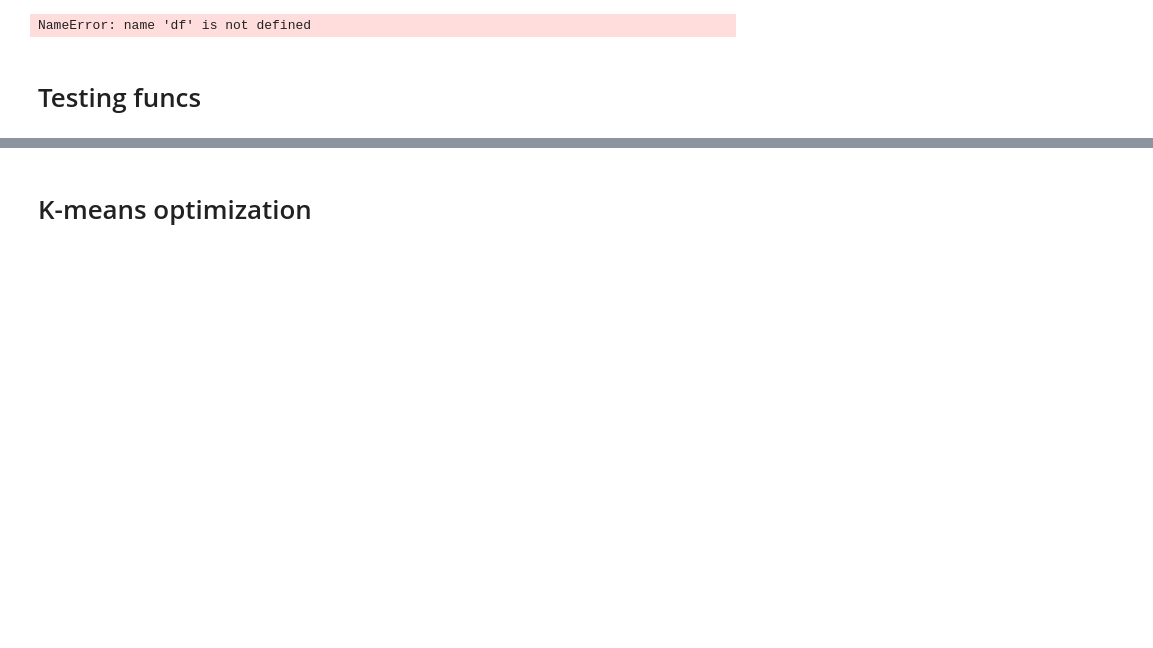
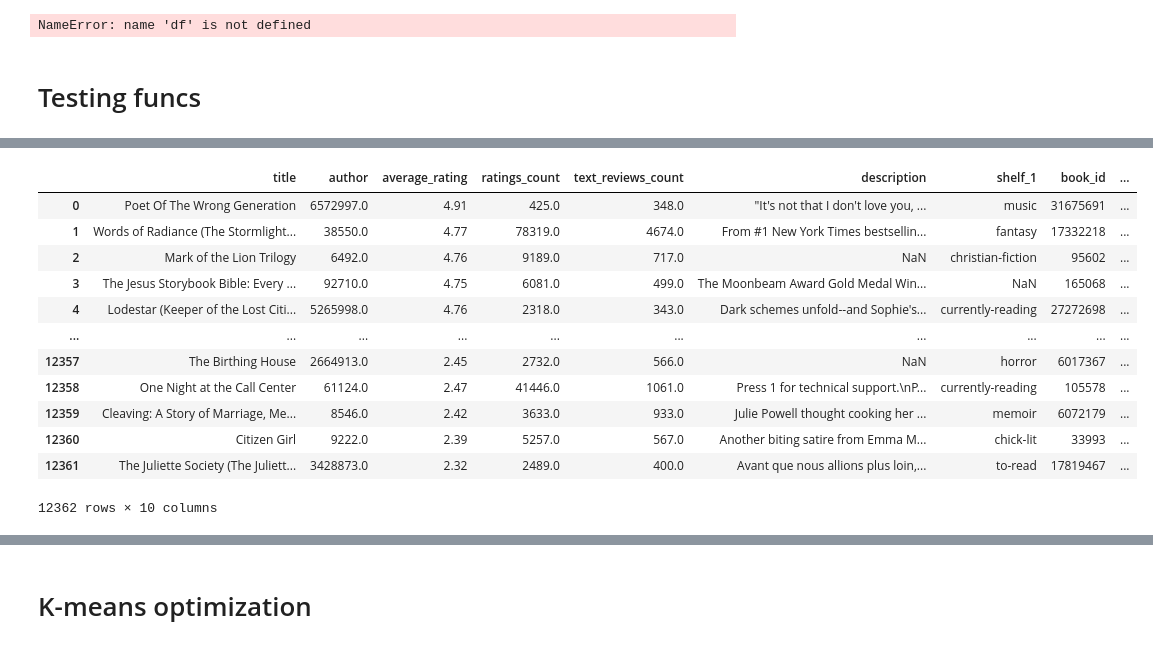
Before and after one commit to Einhard6176/3380, a Jupyter notebook: Models/samples.ipynb, the cells around one changed output, grey strips where cells are left out. Drawn from its saved outputs; the diff is of its cells as text; code cells hidden in the pictures; blank space fills up the shorter version.

```diff
--- a/Models/samples.ipynb
+++ b/Models/samples.ipynb
@@ -284,3 +278,33 @@ def data_loader(datapath, books_file, reviews_file):
     books = pd.read_csv(datapath + books_file).drop('Unnamed: 0', axis=1)
     reviews = pd.read_csv(datapath + reviews_file).drop('Unnamed: 0', axis=1)
     return books, reviews
+# %%
+import os
+import pandas as pd
+import numpy as np
+
+import logging
+import warnings;
+warnings.filterwarnings('ignore')
+os.environ['TF_CPP_MIN_LOG_LEVEL'] = '3'  # FATAL
+logging.getLogger('tensorflow').setLevel(logging.FATAL)
+import tensorflow as tf
+import tensorflow_hub as hub
+import joblib
+
+
+
+datapath = '/media/einhard/Seagate Expansion Drive/3380_data/data/Filtered books/'
+
+print('Loading USE...')
+embed = hub.load('/media/einhard/Seagate Expansion Drive/3380_data/data/tensorflow_hub/universal-sentence-encoder_4')
+print('Success!')
+
+print('Loading word embeddings')
+sentence_array = joblib.load('/media/einhard/Seagate Expansion Drive/3380_data/data/Models/reviewEmbeddings.pkl')
+descriptions_array = joblib.load('/media/einhard/Seagate Expansion Drive/3380_data/data/Models/descriptionEmbeddings.pkl')
+print('Success!')
+
+print('Loading reviews and books')
+books, reviews = data_loader(datapath, 'filtered_books.csv', 'filtered_reviews.csv')
+print('Success!')
@@ -360,0 +388,16 @@ I liked it. Got pretty violent though.
+# %%
+books
+# %% [output]
+|  | title | author | average_rating | ratings_count | text_reviews_count | description | shelf_1 | book_id | ... |
+| 0 | Poet Of The Wrong Generation | 6572997.0 | 4.91 | 425.0 | 348.0 | "It's not that I don't love you, ... | music | 31675691 | ... |
+| 1 | Words of Radiance (The Stormlight... | 38550.0 | 4.77 | 78319.0 | 4674.0 | From #1 New York Times bestsellin... | fantasy | 17332218 | ... |
+| 2 | Mark of the Lion Trilogy | 6492.0 | 4.76 | 9189.0 | 717.0 | NaN | christian-fiction | 95602 | ... |
+| 3 | The Jesus Storybook Bible: Every ... | 92710.0 | 4.75 | 6081.0 | 499.0 | The Moonbeam Award Gold Medal Win... | NaN | 165068 | ... |
+| 4 | Lodestar (Keeper of the Lost Citi... | 5265998.0 | 4.76 | 2318.0 | 343.0 | Dark schemes unfold--and Sophie's... | currently-reading | 27272698 | ... |
+| ... | ... | ... | ... | ... | ... | ... | ... | ... | ... |
+| 12357 | The Birthing House | 2664913.0 | 2.45 | 2732.0 | 566.0 | NaN | horror | 6017367 | ... |
+| 12358 | One Night at the Call Center | 61124.0 | 2.47 | 41446.0 | 1061.0 | Press 1 for technical support.\nP... | currently-reading | 105578 | ... |
+| 12359 | Cleaving: A Story of Marriage, Me... | 8546.0 | 2.42 | 3633.0 | 933.0 | Julie Powell thought cooking her ... | memoir | 6072179 | ... |
+| 12360 | Citizen Girl | 9222.0 | 2.39 | 5257.0 | 567.0 | Another biting satire from Emma M... | chick-lit | 33993 | ... |
+| 12361 | The Juliette Society (The Juliett... | 3428873.0 | 2.32 | 2489.0 | 400.0 | Avant que nous allions plus loin,... | to-read | 17819467 | ... |
+12362 rows × 10 columns
```
Also changed, not shown: parts of 11 cells of this notebook, 4 other files.
